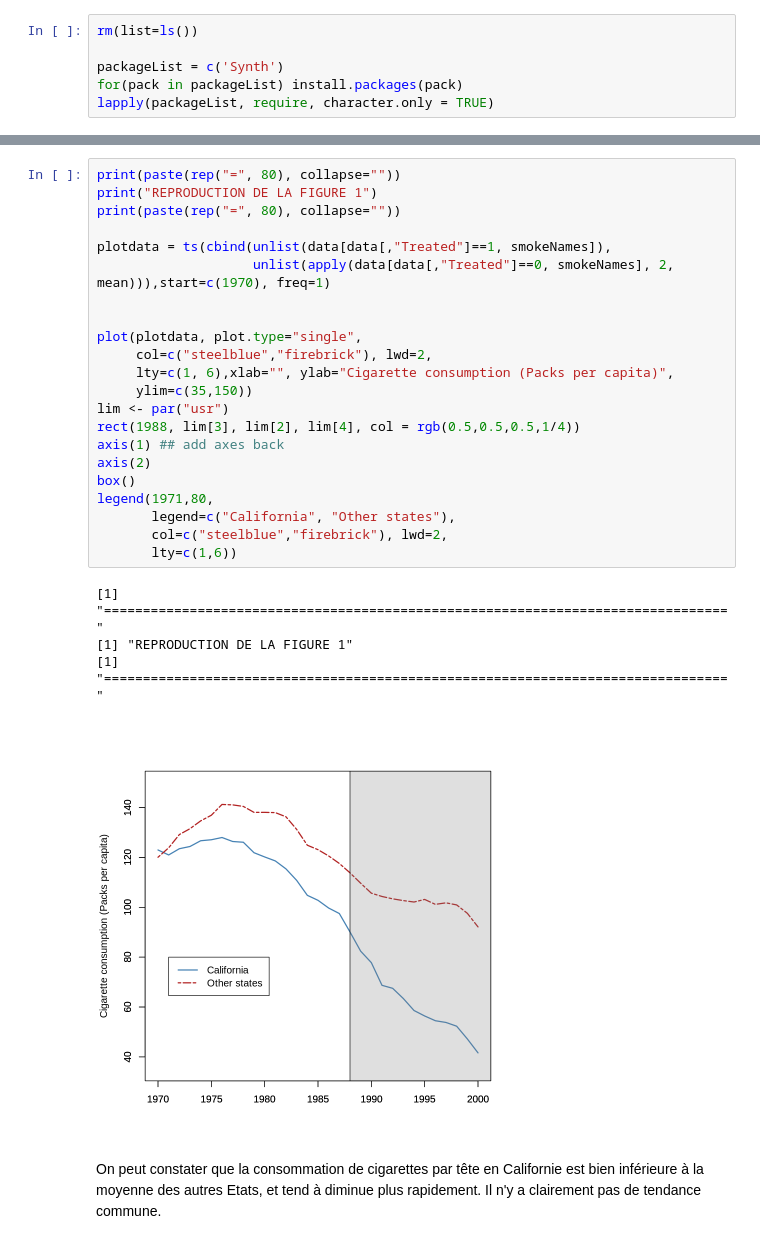
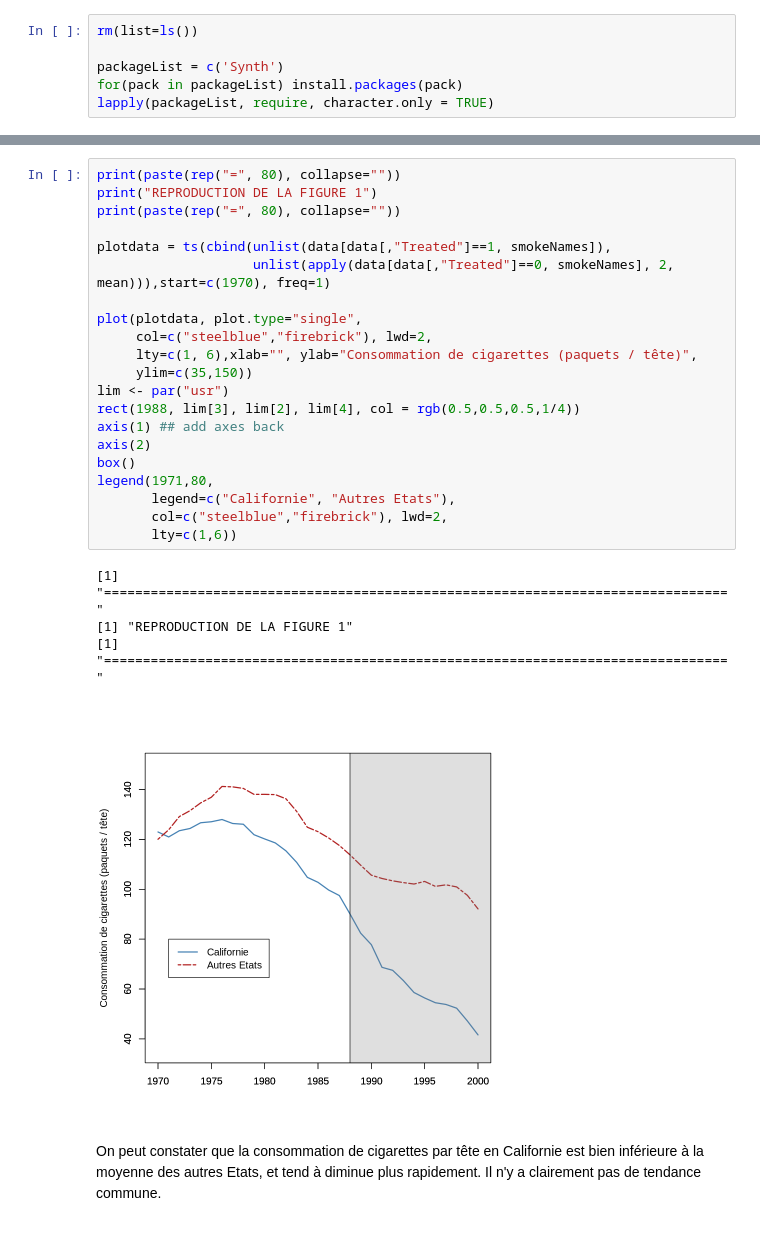
Before and after one commit to jeremylhour/ml_econometrie, a Jupyter notebook: controle_synthetique/controle_synthetique_exemple.ipynb, the cells around one changed output, grey strips where cells are left out. Saved outputs shown, nothing was run; the diff lists cells and outputs as text.

```diff
--- a/controle_synthetique/controle_synthetique_exemple.ipynb
+++ b/controle_synthetique/controle_synthetique_exemple.ipynb
@@ -59,29 +59,28 @@ A data.frame: 6 × 40
 # %%
 print(paste(rep("=", 80), collapse=""))
 print("REPRODUCTION DE LA FIGURE 1")
 print(paste(rep("=", 80), collapse=""))
 
 plotdata = ts(cbind(unlist(data[data[,"Treated"]==1, smokeNames]),
                     unlist(apply(data[data[,"Treated"]==0, smokeNames], 2, mean))),start=c(1970), freq=1)
 
-
 plot(plotdata, plot.type="single",
      col=c("steelblue","firebrick"), lwd=2,
-     lty=c(1, 6),xlab="", ylab="Cigarette consumption (Packs per capita)",
+     lty=c(1, 6),xlab="", ylab="Consommation de cigarettes (paquets / tête)",
      ylim=c(35,150))
 lim <- par("usr")
 rect(1988, lim[3], lim[2], lim[4], col = rgb(0.5,0.5,0.5,1/4))
 axis(1) ## add axes back
 axis(2)
 box()
 legend(1971,80,
-       legend=c("California", "Other states"),
+       legend=c("Californie", "Autres Etats"),
        col=c("steelblue","firebrick"), lwd=2,
        lty=c(1,6))
 # %% [output]
 [1] "================================================================================"
 [1] "REPRODUCTION DE LA FIGURE 1"
 [1] "================================================================================"
-[figure, old version]
+[figure, new version]
 # %% [markdown]
 On peut constater que la consommation de cigarettes par tête en Californie est bien inférieure à la moyenne des autres Etats, et tend à diminue plus rapidement. Il n'y a clairement pas de tendance commune.
```
Also changed, not shown: parts of 4 cells of this notebook, 1 other file.
